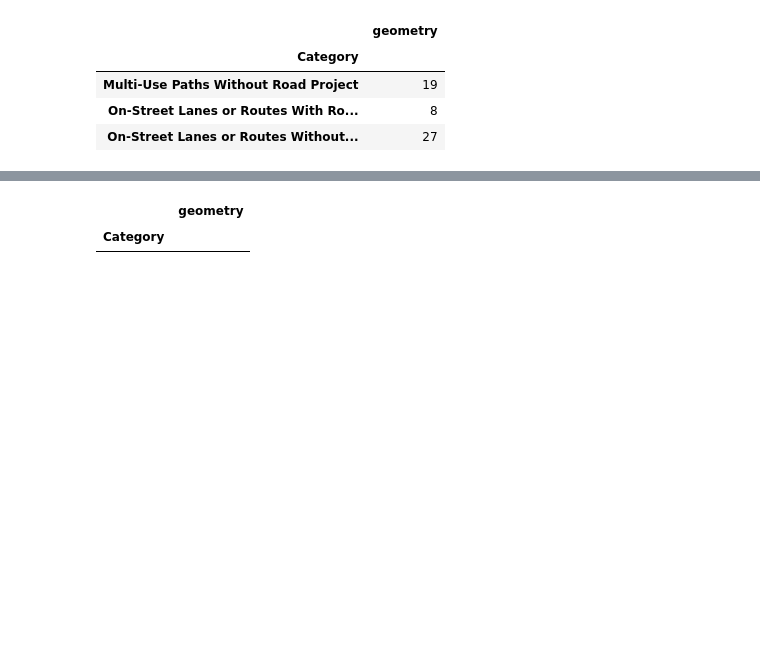
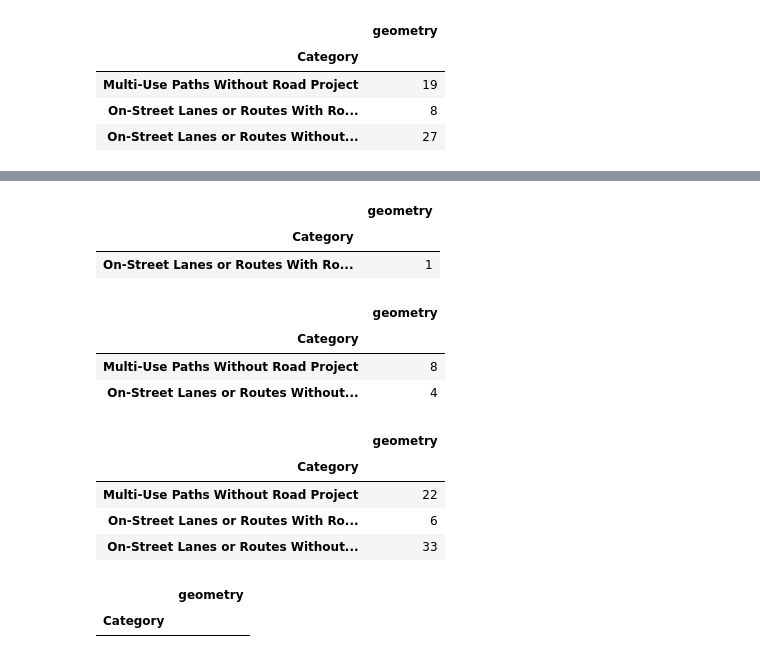
Before and after one commit to dongmeic/RTP, a Jupyter notebook: data/analysis_for_AppendixF.ipynb, the cells around one changed output, grey strips where cells are left out. Cells and saved outputs as stored; diff of their text form; code cells hidden in the pictures; blank space fills up the shorter version.

```diff
--- a/data/analysis_for_AppendixF.ipynb
+++ b/data/analysis_for_AppendixF.ipynb
@@ -297,3 +303,27 @@ aaf.RTP_counted_by_intersection(shapefile='BikePed', folder='NaturalHazards', fi
+# %%
+# USFWS Critical Habitats intersect with bike/pedestrain lines
+aaf.RTP_counted_by_intersection(shapefile='BikePed', folder='SensitiveHabitats', file='CRITHAB_CLMPO.shp')
+# %% [output]
+|  | geometry |
+| Category |  |
+| On-Street Lanes or Routes With Ro... | 1 |
+# %%
+# floodway intersects with bike/pedestrain lines
+aaf.RTP_counted_by_intersection(shapefile='BikePed', folder='NaturalHazards', file='FloodwayCLMPO.shp')
+# %% [output]
+|  | geometry |
+| Category |  |
+| Multi-Use Paths Without Road Project | 8 |
+| On-Street Lanes or Routes Without... | 4 |
+# %%
+# seismic hazards intersect with bike/pedestrain lines
+aaf.RTP_counted_by_intersection(shapefile='BikePed', folder='NaturalHazards', file='EarthquakeLayer.shp')
+# %% [output]
+|  | geometry |
+| Category |  |
+| Multi-Use Paths Without Road Project | 22 |
+| On-Street Lanes or Routes With Ro... | 6 |
+| On-Street Lanes or Routes Without... | 33 |
 # %%
 # DEQ303dListedStreams intersect with bike/pedestrain points
 aaf.RTP_counted_by_intersection(shapefile='BikePed_points', folder='WaterQuality', file='DEQ303dListedStreams.shp')
```
Also changed, not shown: parts of 53 cells of this notebook, 1 other file.
